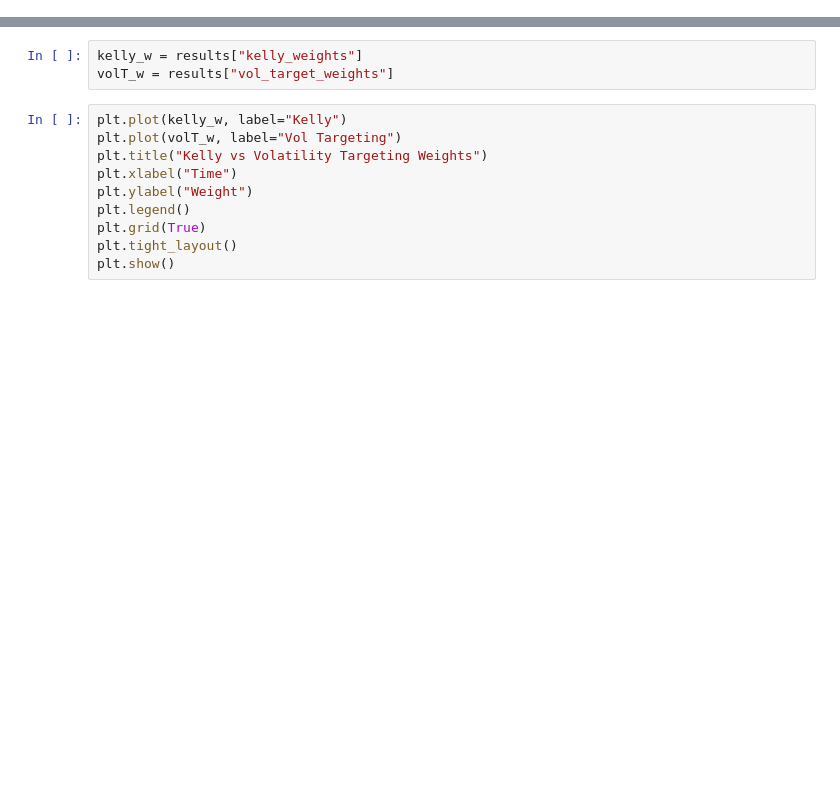
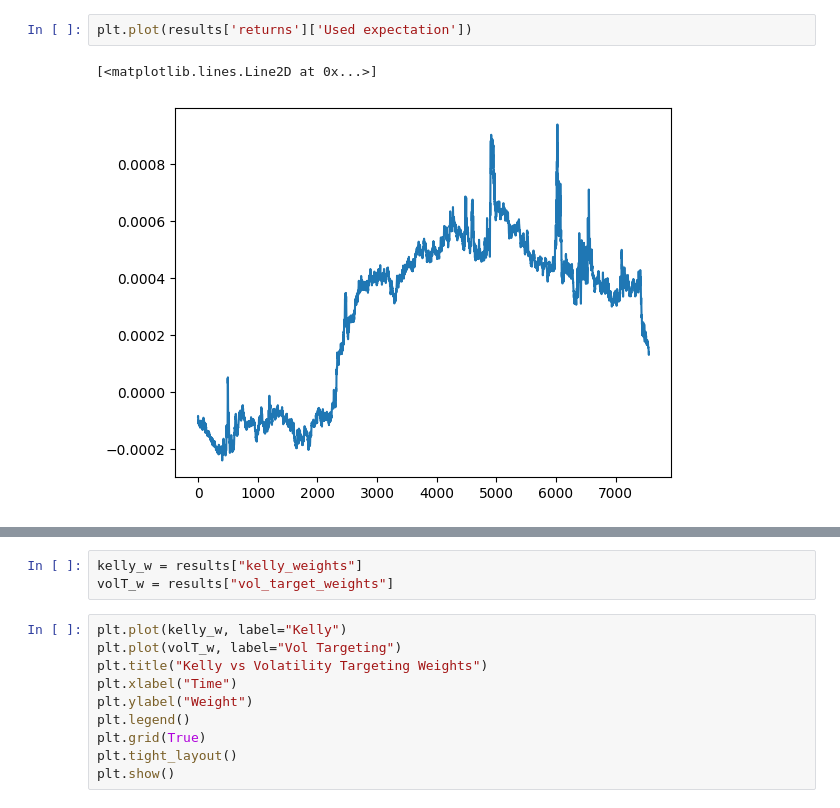
Before and after one commit to hpfauchald/kelly, a Jupyter notebook: kelly.ipynb, the cells around one changed output, grey strips where cells are left out. Drawn from its saved outputs; the diff is of its cells as text; blank space fills up the shorter version.

```diff
--- a/kelly.ipynb
+++ b/kelly.ipynb
@@ -84,3 +162,8 @@ results = kelly(
+# %%
+plt.plot(results['returns']['Used expectation'])
+# %% [output]
+[<matplotlib.lines.Line2D at 0x...>]
+[figure, added]
 # %%
 table = pd.DataFrame({
     "Buy-and-Hold": {
```
Also changed, not shown: parts of 16 cells of this notebook, 1 other file.
